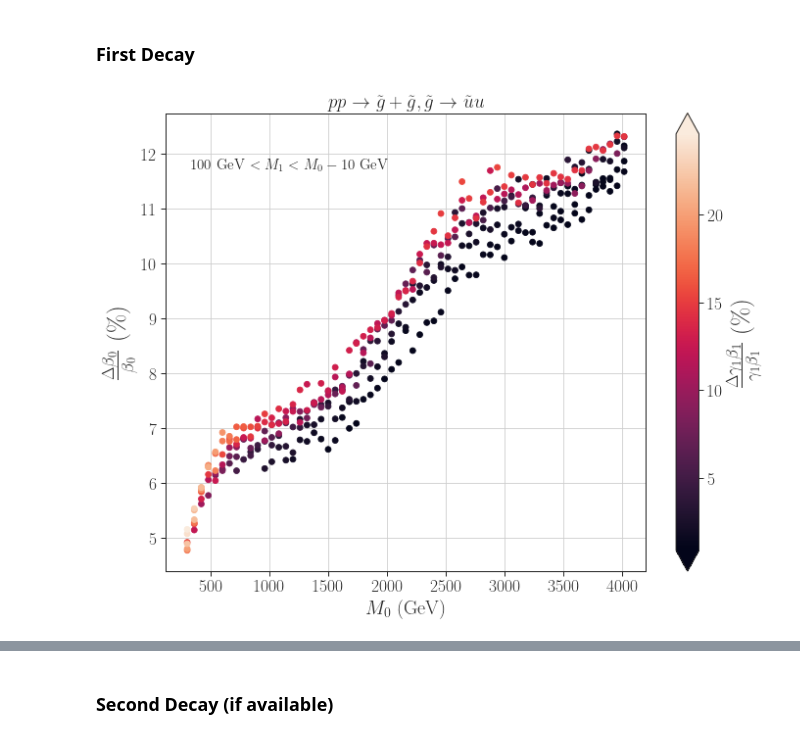
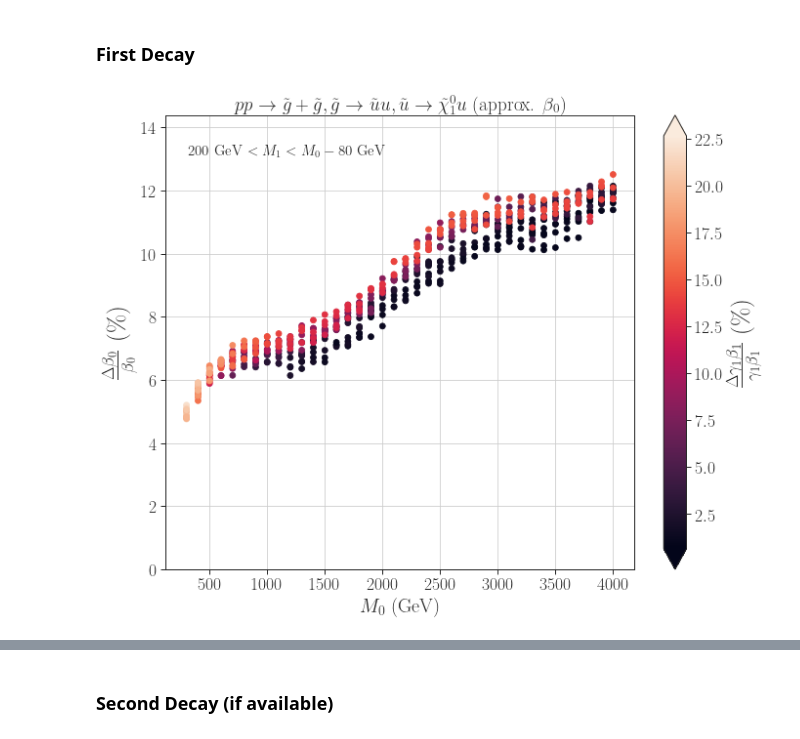
Before and after one commit to andlessa/boostingLLPs, a Jupyter notebook: validation/validationPlots.ipynb, the cells around one changed output, grey strips where cells are left out. Drawn from its saved outputs; the diff is of its cells as text; code cells hidden in the pictures.

Commit message:
Improved validation notebook. Added plots

```diff
--- a/validation/validationPlots.ipynb
+++ b/validation/validationPlots.ipynb
@@ -85,0 +101,5 @@ Betas = {label.replace('gb','b') : gb/np.sqrt(1+gb**2) for label,gb in GammaBeta
+# %%
+massLabels = sorted([name for name in data.columns if 'M' in name])
+gbLabels = sorted([name for name in data.columns if 'gb_' in name])
+bLabels = sorted([name for name in data.columns if 'b_' in name and not 'gb_' in name])
+print(massLabels,gbLabels,bLabels)
@@ -87,0 +112,25 @@ Betas = {label.replace('gb','b') : gb/np.sqrt(1+gb**2) for label,gb in GammaBeta
+# %%
+dataAna = pd.DataFrame(0, index=np.arange(len(data)), columns=data.columns)
+
+hardProcess = 'VANA'
+t0 = time.time()
+
+for i,pt in data.iterrows():
+    bsmMass = pt[massLabels]
+
+    smMass = processSMmasses[process] # List of SM masses for each decay step (the first entry must be zero always
+    if 'meff' in smMass:
+        smMass[-1] = (bsmMass[0]-bsmMass[1])/2 # List of SM masses for each decay step (3-body case)
+    massList = list(zip(bsmMass,smMass))
+
+    GBana = getAvgGammaBeta(Ms=massList,beta0Process=hardProcess,computeStd=False)
+    GBana = GBana[:,0] # Get only the gamma*beta values (remove std)
+
+    # Store masses:
+    dataAna.loc[i,massLabels] = bsmMass
+    # Store gamma*beta
+    dataAna.loc[i,gbLabels] = GBana
+    # Store beta:
+    dataAna.loc[i,bLabels] = GBana/np.sqrt(1+GBana**2)
+
+print('Done in %1.2f s' %(time.time()-t0))
@@ -133,29 +171,31 @@ BetasAna = {label.replace('gb','b') : gb/np.sqrt(1+gb**2) for label,gb in GammaB
 # %% [markdown]
 ### First Decay
 # %%
-x = Masses[:,0,0] # M0
-y = 100*(BetasAna['b_0']-Betas['b_0'])/Betas['b_0']
-z = 100*np.abs(GammaBetasAna['gb_1']-GammaBetas['gb_1'])/GammaBetas['gb_1']
+x = dataAna['M0'] # M0
+y = 100*np.abs(dataAna['b_0']-data['b_0'])/data['b_0']
+z = 100*np.abs(dataAna['gb_1']-data['gb_1'])/data['gb_1']
 
 xlabel = r'$M_0$ (GeV)'
 ylabel = r'$\frac{\Delta \beta_0}{\beta_0}$ (\%)'
 zlabel = r'$\frac{\Delta \gamma_1 \beta_1}{\gamma_1 \beta_1}$ (\%)'
-title = processLatexLabels[processShortLabels[madGraphOutput]]
-text = r'100 GeV $< M_1 < M_0 - 10$ GeV'
+title = processLatexLabels[process]+ r' (approx. $\beta_0$)'
+diffM = dataAna['M0']-dataAna['M1']
+text = r'%1.0f GeV $< M_1 < M_0 - %1.0f$ GeV' %(dataAna['M1'].min(),diffM.min())
 
 plt.scatter(x,y,c=z,s=35)
 cb = plt.colorbar(extend='both')
 cb.set_label(label=zlabel,fontsize=25)
 plt.xlabel(xlabel,fontsize=20)
 plt.ylabel(ylabel,fontsize=25)
 plt.title(title)
-plt.text(1.1*min(x),0.95*max(y),text,fontsize=15)
+plt.text(1.05*min(x),1.05*max(y),text,fontsize=15)
+plt.ylim(0,1.15*y.max())
 
 plt.grid(True)
 plt.tight_layout()
 figname = processShortLabels[madGraphOutput]+'.png'
 
 ff = plt.savefig(figname, format='png')
 plt.show()
 # %% [output]
-[figure, old version]
+[figure, new version]
```
Also changed, not shown: parts of 16 cells of this notebook, 29 other files.
